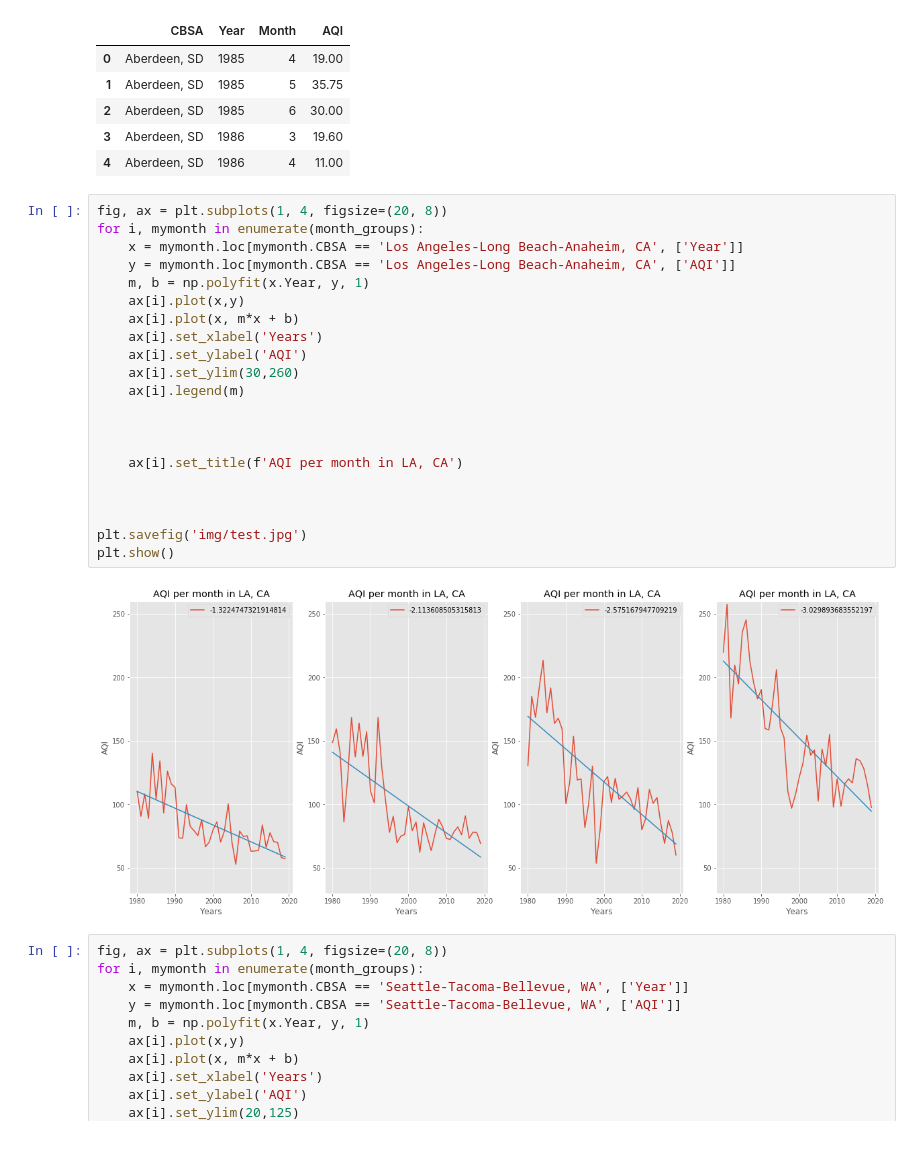
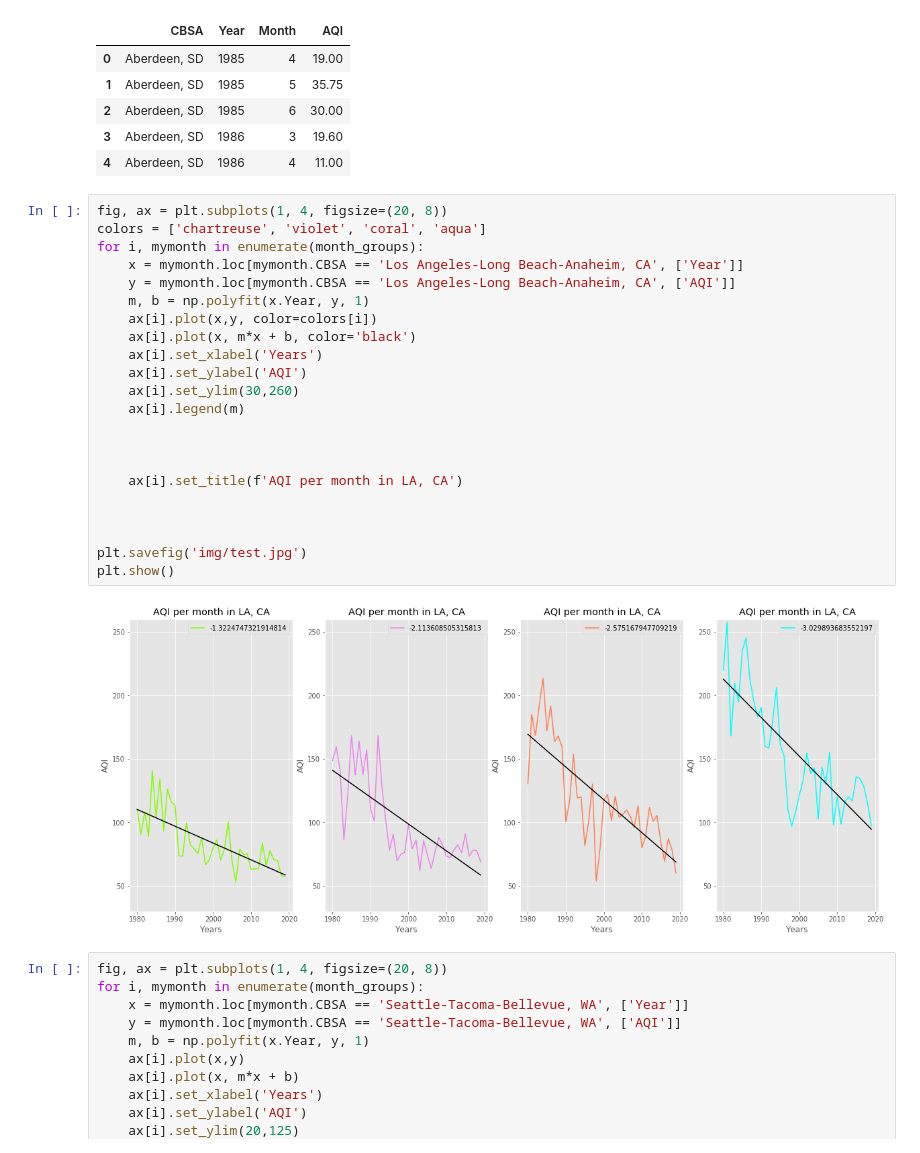
Before and after one commit to jmarkhei/BreathfreshCOVIDair, a Jupyter notebook: graphing7_22.ipynb, the cells around one changed output. Saved outputs shown, nothing was run; the diff lists cells and outputs as text.

```diff
--- a/graphing7_22.ipynb
+++ b/graphing7_22.ipynb
@@ -314,27 +314,28 @@ historic_CBSA_groups.head()
 | 4 | Aberdeen, SD | 1986 | 4 | 11.00 |
 # %%
 fig, ax = plt.subplots(1, 4, figsize=(20, 8))
+colors = ['chartreuse', 'violet', 'coral', 'aqua']
 for i, mymonth in enumerate(month_groups):
     x = mymonth.loc[mymonth.CBSA == 'Los Angeles-Long Beach-Anaheim, CA', ['Year']]
     y = mymonth.loc[mymonth.CBSA == 'Los Angeles-Long Beach-Anaheim, CA', ['AQI']]
     m, b = np.polyfit(x.Year, y, 1)
-    ax[i].plot(x,y)
-    ax[i].plot(x, m*x + b)
+    ax[i].plot(x,y, color=colors[i])
+    ax[i].plot(x, m*x + b, color='black')
     ax[i].set_xlabel('Years')
     ax[i].set_ylabel('AQI')
     ax[i].set_ylim(30,260)
     ax[i].legend(m)
 
 
 
     ax[i].set_title(f'AQI per month in LA, CA')
 
 
 
 plt.savefig('img/test.jpg')
 plt.show()
 # %% [output]
-[figure, old version]
+[figure, new version]
 # %%
 fig, ax = plt.subplots(1, 4, figsize=(20, 8))
 for i, mymonth in enumerate(month_groups):
```
Also changed, not shown: parts of 2 cells of this notebook, 3 other files.
